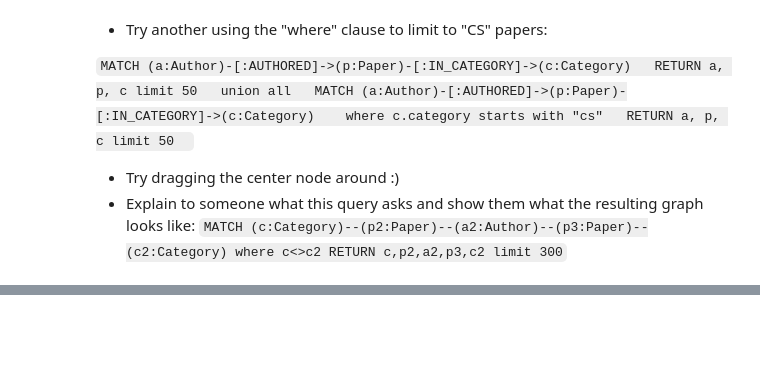
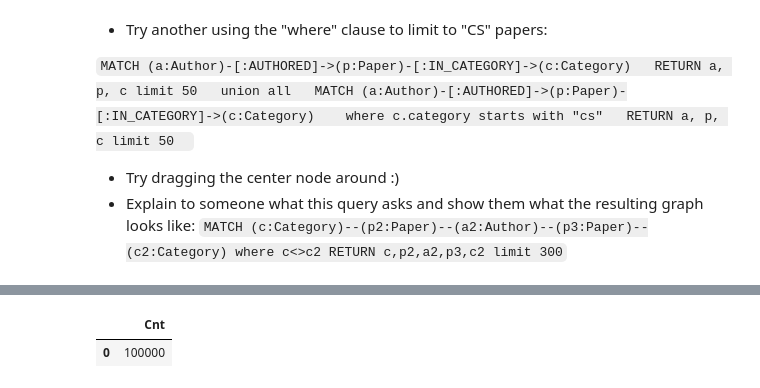
Before and after one commit to CountFinessian/Antonio, a Jupyter notebook: notebooks/neo4j_lab.ipynb, the cells around one changed output, grey strips where cells are left out. Drawn from its saved outputs; the diff is of its cells as text; code cells hidden in the pictures; blank space fills up the shorter version.

```diff
--- a/notebooks/neo4j_lab.ipynb
+++ b/notebooks/neo4j_lab.ipynb
@@ -329,5 +382,14 @@ plt.gca().spines[['top', 'right',]].set_visible(False)
 # %%
 # Write an aggregate query to count all papers
 # https://neo4j.com/docs/cypher-manual/current/functions/aggregating/
 
-# YOUR CODE HERE
+query_string = '''
+MATCH (p:Paper)
+RETURN Count(*) as Cnt
+'''
+
+top_cat_df = pd.DataFrame([dict(_) for _ in conn.query(query_string)])
+top_cat_df.head(20)
+# %% [output]
+|  | Cnt |
+| 0 | 100000 |
```
Also changed, not shown: parts of 10 cells of this notebook.
